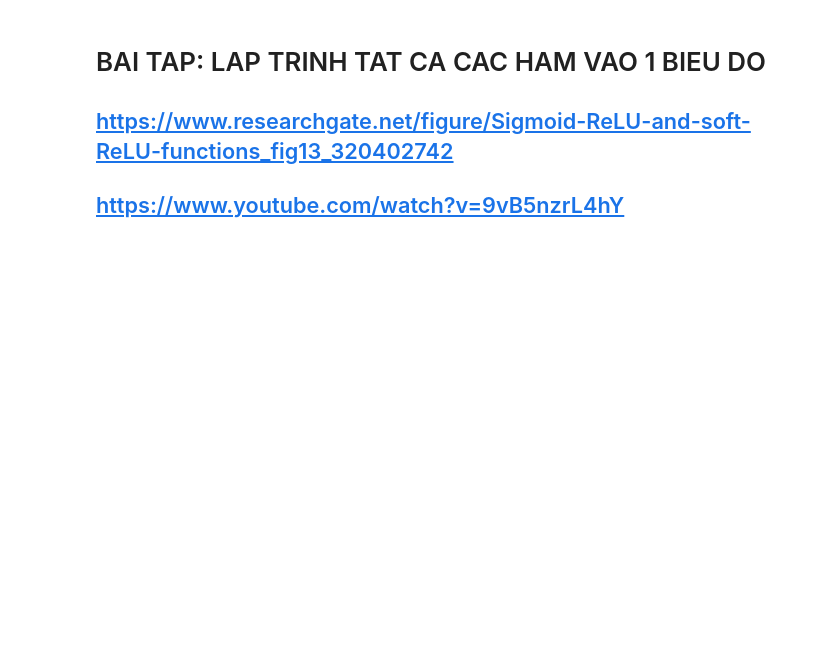
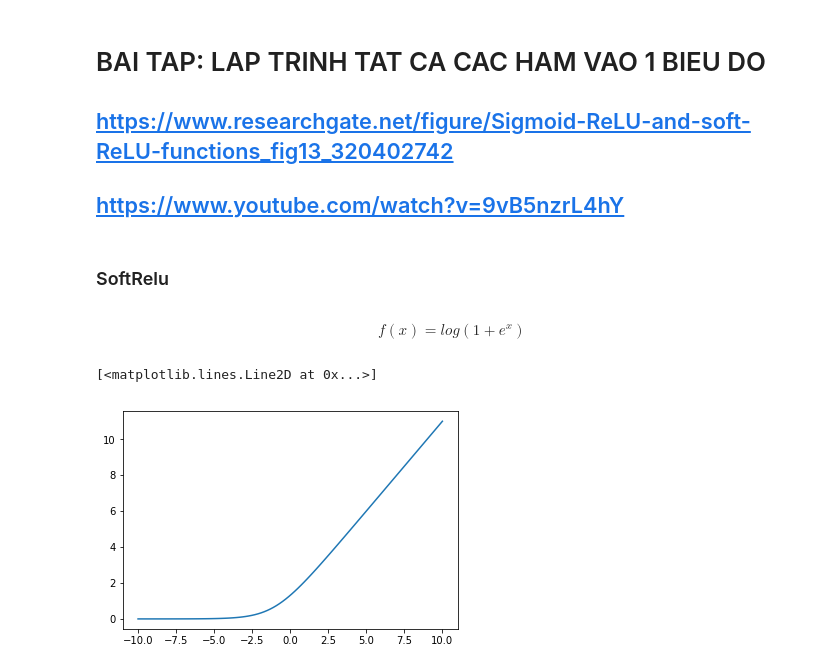
Before and after one commit to traicocem9/Learn_python, a Jupyter notebook: Python machine learning/Ham Tuyen tinh/Untitled.ipynb, the cells around one changed output. Cells and saved outputs as stored; diff of their text form; code cells hidden in the pictures; blank space fills up the shorter version.

```diff
--- a/Python machine learning/Ham Tuyen tinh/Untitled.ipynb
+++ b/Python machine learning/Ham Tuyen tinh/Untitled.ipynb
@@ -90,3 +98,18 @@ plt.plot(x,np.maximum(0,y))
 # BAI TAP: LAP TRINH  TAT CA CAC HAM VAO 1 BIEU DO
 ## https://www.researchgate.net/figure/Sigmoid-ReLU-and-soft-ReLU-functions_fig13_320402742
 ## https://www.youtube.com/watch?v=9vB5nzrL4hY
+# %% [markdown]
+### SoftRelu
+# %% [markdown]
+$$f(x) = log(1+e^x)$$
+# %%
+x = plt.linspace(-10,10,100)
+a = 1
+b = 1
+y = a*x+b
+
+y_2 = np.log(1+np.exp(y))
+plt.plot(x,y_2, label = 'soft relu')
+# %% [output]
+[<matplotlib.lines.Line2D at 0x...>]
+[figure, added]
```
Also changed, not shown: parts of 27 cells of this notebook.
